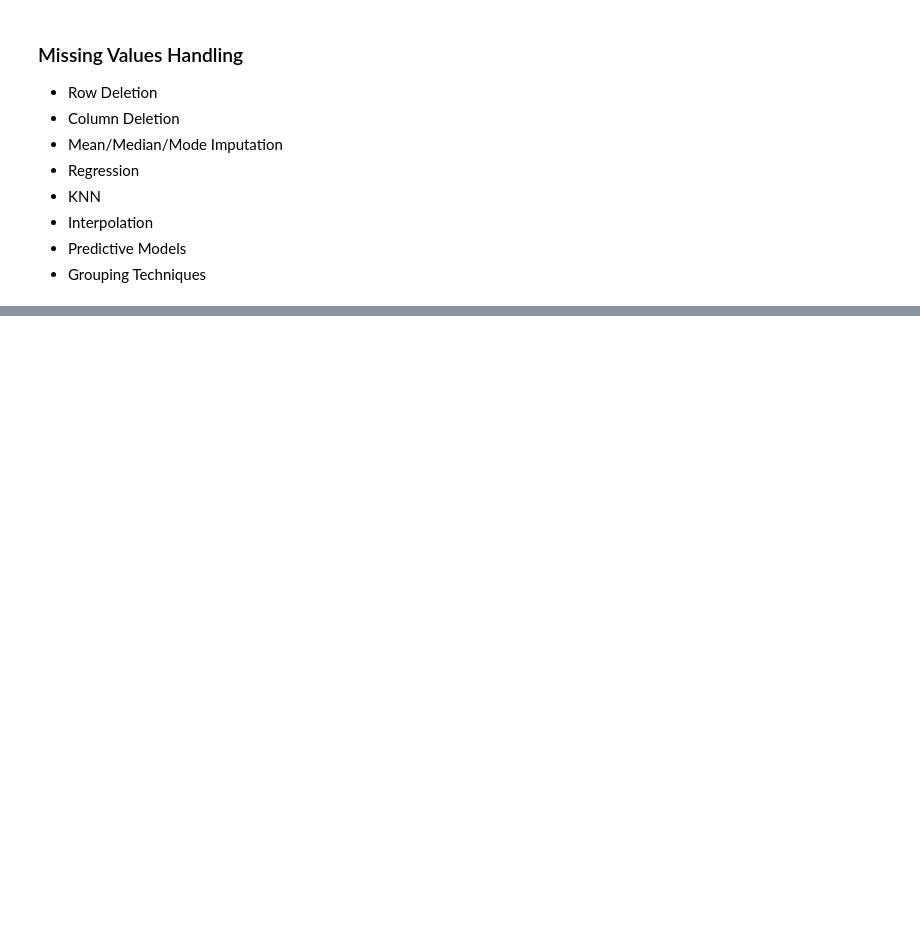
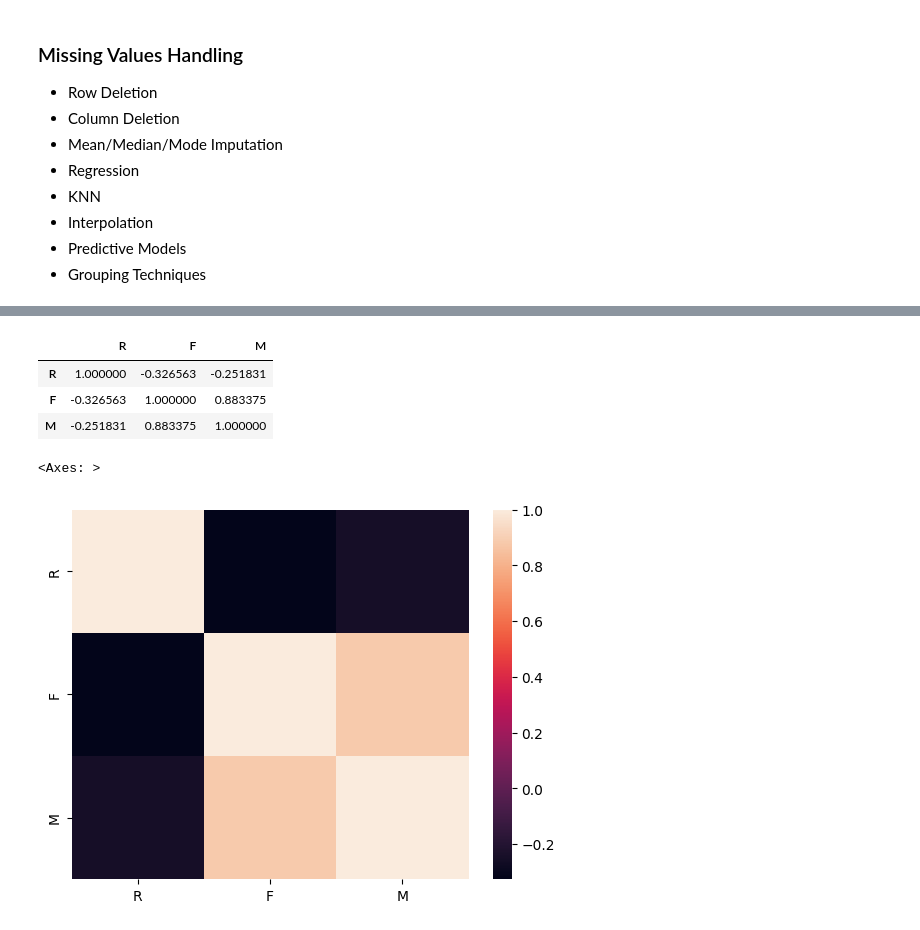
Before and after one commit to Amir-adibi/Hackathon_AI, a Jupyter notebook: Exercise.ipynb, the cells around one changed output, grey strips where cells are left out. Cells and saved outputs as stored; diff of their text form; code cells hidden in the pictures; blank space fills up the shorter version.

```diff
--- a/Exercise.ipynb
+++ b/Exercise.ipynb
@@ -480,0 +618,3 @@ $$ Correlation = {Cov(x, y) \over \sigma{x} * \sigma{y}}$$
+# %%
+df['total'] = df['quantity'] * df['unit_price']
+df.head(5)
@@ -480,0 +769,12 @@ $$ Correlation = {Cov(x, y) \over \sigma{x} * \sigma{y}}$$
+# %%
+dfRFM.corr()
+# %% [output]
+|  | R | F | M |
+| R | 1.000000 | -0.326563 | -0.251831 |
+| F | -0.326563 | 1.000000 | 0.883375 |
+| M | -0.251831 | 0.883375 | 1.000000 |
+# %%
+sns.heatmap(dfRFM.corr())
+# %% [output]
+<Axes: >
+[figure, added]
```
Also changed, not shown: parts of 47 cells of this notebook, 1 other file.
